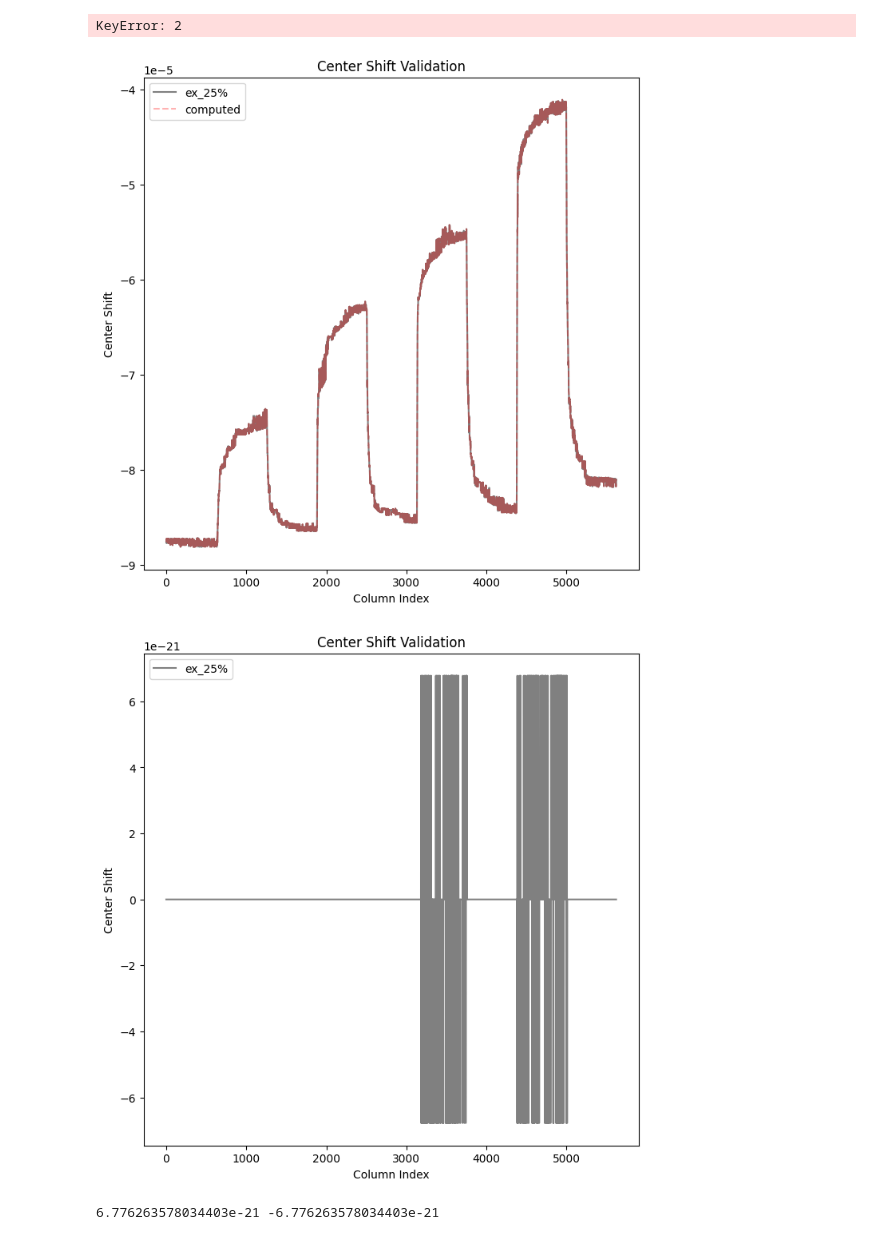
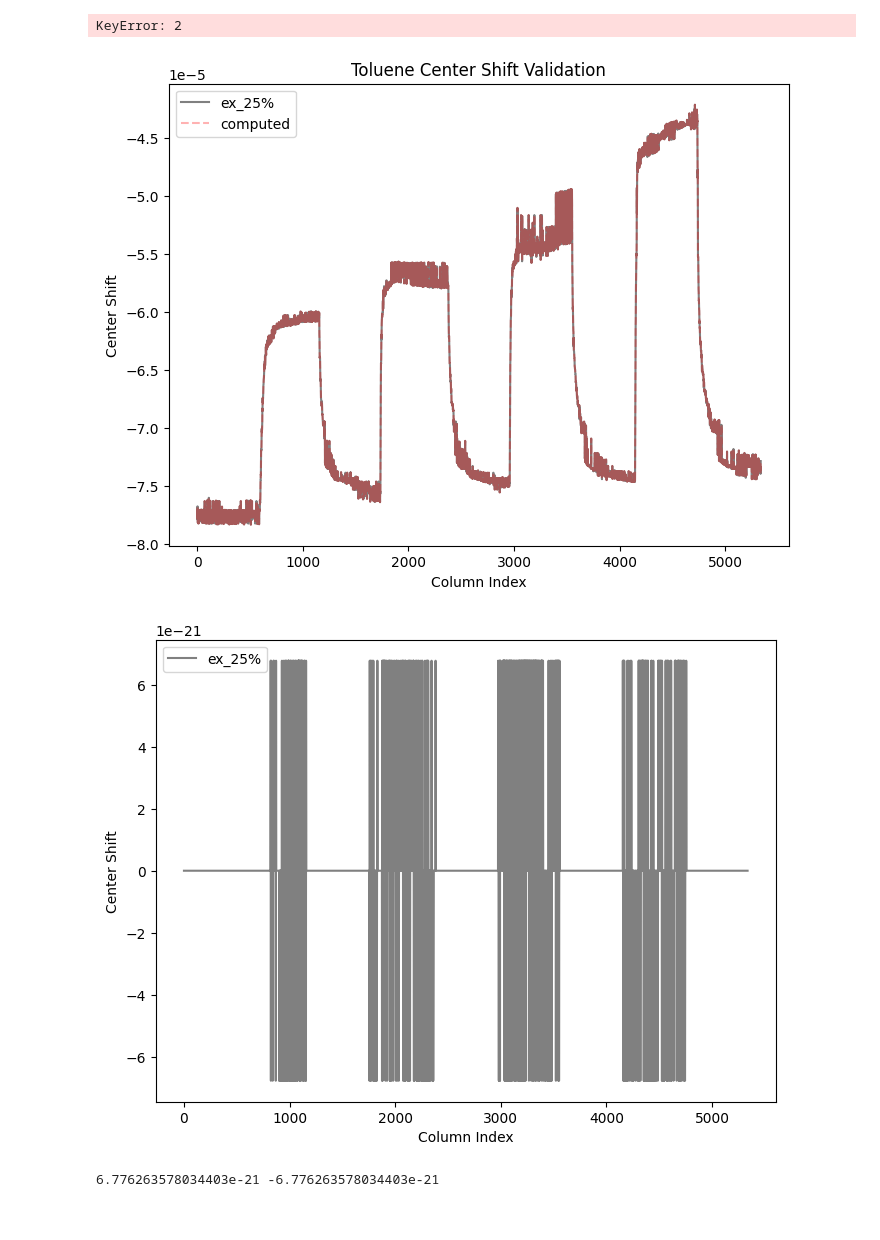
Before and after one commit to kty2001/GasSensing, a Jupyter notebook: codetest.ipynb, the cells around one changed output. Cells and saved outputs as stored; diff of their text form; code cells hidden in the pictures.

```diff
--- a/codetest.ipynb
+++ b/codetest.ipynb
@@ -274,34 +280,33 @@ KeyError: 2
 # %%
 import matplotlib.pyplot as plt
 
 # 내가 계산한 center_shift
-computed_center_shift = compute_center_shift_from_merge(df['acetone']['merge'])
+computed_center_shift = compute_center_shift_from_merge(df['toluene']['merge'])
 
 # 기존 ex_25% 데이터의 3열
-reference_center_shift = df['acetone']['ex_25%'].iloc[:, 2].to_numpy()
+reference_center_shift = df['toluene']['ex_25%'].iloc[:, 2].to_numpy()
 
 # 1:1 비교
-plt.figure(figsize=(8, 8))
+plt.figure(figsize=(8, 6))
 plt.plot(reference_center_shift, color='gray', label="ex_25%")
 plt.plot(computed_center_shift, "--", color='red', alpha=0.3, label="computed")
 plt.xlabel("Column Index")
 plt.ylabel("Center Shift")
 plt.legend()
-plt.title("Center Shift Validation")
+plt.title("Toluene Center Shift Validation")
 
 value_diff = reference_center_shift-computed_center_shift
-plt.figure(figsize=(8, 8))
+plt.figure(figsize=(8, 6))
 plt.plot(value_diff, color='gray', label="ex_25%")
 plt.xlabel("Column Index")
 plt.ylabel("Center Shift")
 plt.legend()
-plt.title("Center Shift Validation")
 plt.show()
 
 print(max(value_diff), min(value_diff))
 # %% [output]
-[figure, old version]
+[figure, new version]
-[figure, old version]
+[figure, new version]
 6.776263578034403e-21 -6.776263578034403e-21
 # %%
 def extract_ex_percentage(
```
Also changed, not shown: parts of 4 cells of this notebook, 3 other files.
